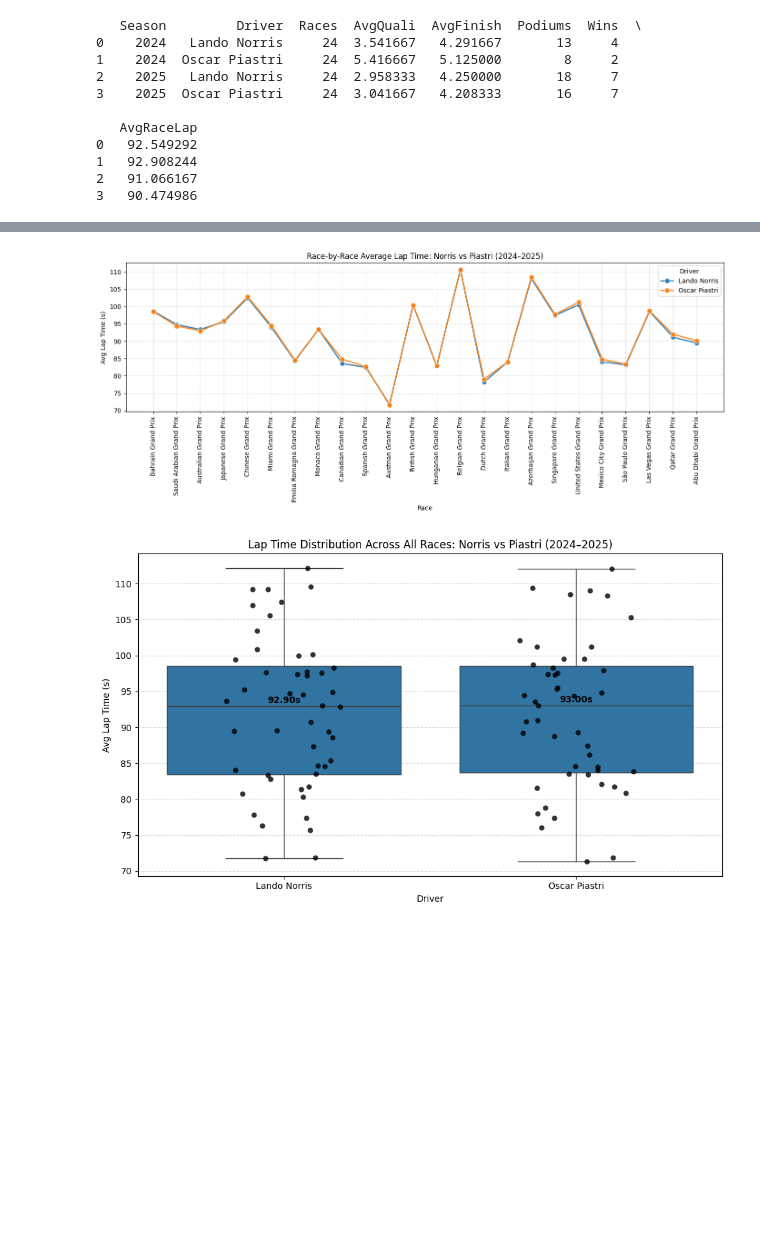
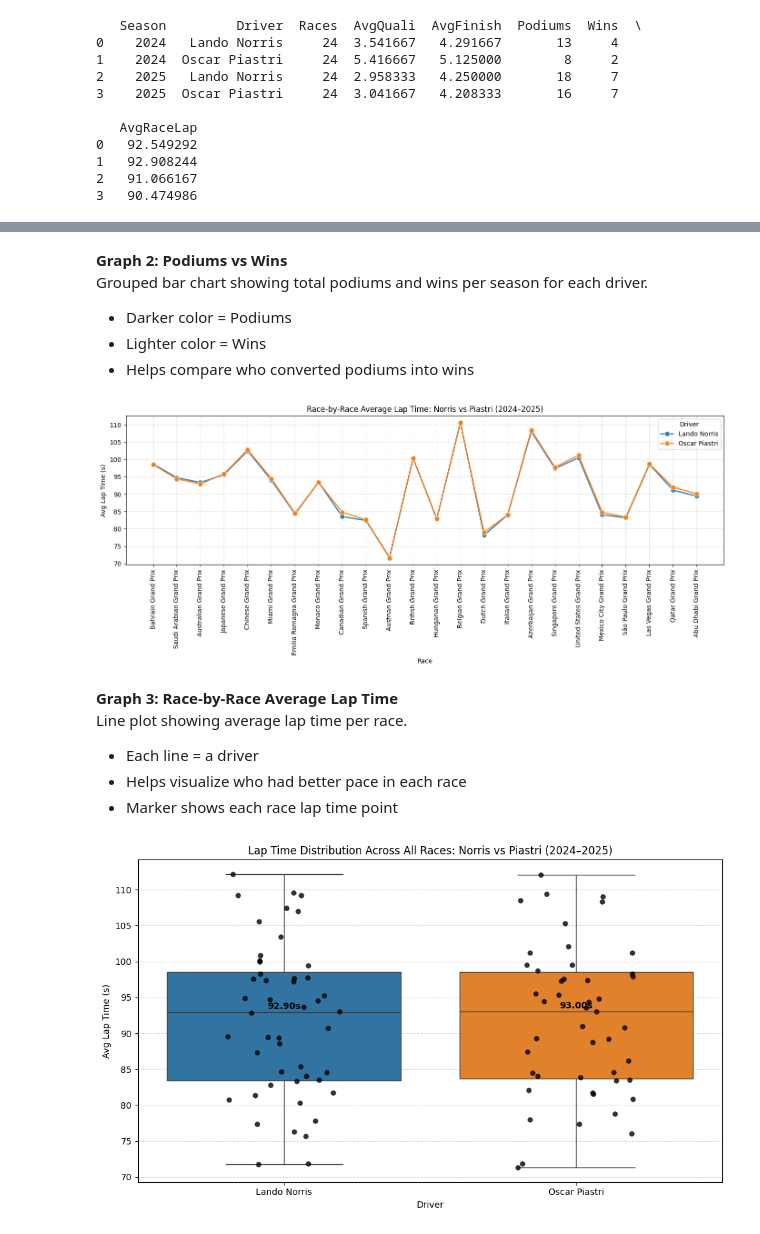
Before and after one commit to rronak/F1-analysis, a Jupyter notebook: notebooks/04_Lando_vs_Oscar_24_25.ipynb, the cells around one changed output, grey strips where cells are left out. Cells and saved outputs as stored; diff of their text form; code cells hidden in the pictures; blank space fills up the shorter version.

Commit message:
Added markdown details

```diff
--- a/notebooks/04_Lando_vs_Oscar_24_25.ipynb
+++ b/notebooks/04_Lando_vs_Oscar_24_25.ipynb
@@ -3,16 +3,15 @@ import matplotlib.pyplot as plt
 import seaborn as sns
 import pandas as pd
 import numpy as np
+from IPython.display import display, Markdown
 
 # Load and preprocess data
 df = pd.read_csv("lando_oscar_race_data_2024_2025.csv")
-
-# Convert relevant columns to numeric
 df["QualiPos"] = pd.to_numeric(df["QualiPos"], errors="coerce")
 df["FinishPos"] = pd.to_numeric(df["FinishPos"], errors="coerce")
-df["AvgLapTime_s"] = pd.to_numeric(df["AvgLapTime_s"], errors="coerce")
+df["AvgLapTime_s"] = pd.to_numeric(df["AvgLapTime_s"], errors="coerce")  # handle missing lap times
 
-# Summarize key stats per season and driver
+# Summarize per season
 summary = df.groupby(["Season", "Driver"]).agg(
     Races=("Race", "count"),
     AvgQuali=("QualiPos", "mean"),
@@ -25,10 +24,10 @@ summary = df.groupby(["Season", "Driver"]).agg(
 summary.to_csv("lando_oscar_summary_2024_2025.csv", index=False)
 print(summary)
 
-# Count overlapping Quali-Finish combinations
+# --------------------------
+# 1. Qualifying vs Race Finish
 counts = df.groupby(["QualiPos", "FinishPos", "Driver", "Season"]).size().reset_index(name="count")
 
-# Scatter plot: Qualifying vs Race Finish
 plt.figure(figsize=(10,6))
 sns.scatterplot(
     data=counts,
@@ -51,7 +50,16 @@ plt.tight_layout()
 plt.savefig("graphs/quali_vs_finish.png")
 plt.show()
 
-# Prepare data for Podiums vs Wins bar chart
+display(Markdown("""
+**Graph 1: Qualifying vs Race Finish**
+This scatter plot shows the relationship between qualifying position (x-axis) and race finish (y-axis) for Lando Norris and Oscar Piastri in 2024–2025.
+- Lower x = better qualifying
+- Lower y = better race finish
+- Point size indicates how many times that combination occurred
+"""))
+
+# --------------------------
+# 2. Podiums vs Wins Comparison
 combined = summary.melt(
     id_vars=["Season", "Driver"],
     value_vars=["Podiums", "Wins"],
@@ -59,8 +67,6 @@ combined = summary.melt(
     value_name="Count"
 )
 combined["Driver_Type"] = combined["Driver"] + "_" + combined["Type"]
-
-# Define colors
 palette = {
     "Lando Norris_Podiums": "#1f77b4",
     "Lando Norris_Wins": "#aec7e8",
@@ -68,7 +74,6 @@ palette = {
     "Oscar Piastri_Wins": "#ffbb78"
 }
 
-# Grouped bar chart: Podiums and Wins
 plt.figure(figsize=(10,6))
 sns.barplot(
     data=combined,
@@ -87,7 +92,16 @@ plt.tight_layout()
 plt.savefig("graphs/podiums_wins_clear.png")
 plt.show()
 
-# Line plot: Race-by-Race Average Lap Time
+display(Markdown("""
+**Graph 2: Podiums vs Wins**
+Grouped bar chart showing total podiums and wins per season for each driver.
+- Darker color = Podiums
+- Lighter color = Wins
+- Helps compare who converted podiums into wins
+"""))
+
+# --------------------------
+# 3. Race-by-Race Average Lap Time
 plt.figure(figsize=(14,6))
 sns.lineplot(
     data=df,
@@ -110,14 +124,26 @@ plt.tight_layout()
 plt.savefig("graphs/lap_time_lineplot.png")
 plt.show()
 
-# Boxplot + stripplot: Lap Time Distribution
+display(Markdown("""
+**Graph 3: Race-by-Race Average Lap Time**
+Line plot showing average lap time per race.
+- Each line = a driver
+- Helps visualize who had better pace in each race
+- Marker shows each race lap time point
+"""))
+
+# --------------------------
+# 4. Lap Time Distribution
 plt.figure(figsize=(10,6))
 sns.boxplot(
     data=df,
     x="Driver",
     y="AvgLapTime_s",
-    color=None,
-    showfliers=False
+    hue="Driver",
+    palette={"Lando Norris":"#1f77b4", "Oscar Piastri":"#ff7f0e"},
+    showfliers=False,
+    dodge=False,
+    legend=False
 )
 sns.stripplot(
     data=df,
@@ -128,8 +154,6 @@ sns.stripplot(
     jitter=0.2,
     alpha=0.8
 )
-
-# Annotate median values
 medians = df.groupby("Driver")["AvgLapTime_s"].median()
 for i, driver in enumerate(medians.index):
     median_val = medians[driver]
@@ -141,13 +165,21 @@ for i, driver in enumerate(medians.index):
         color='black',
         weight='bold'
     )
-
 plt.ylabel("Avg Lap Time (s)")
 plt.title("Lap Time Distribution Across All Races: Norris vs Piastri (2024–2025)")
 plt.grid(axis='y', linestyle='--', alpha=0.5)
 plt.tight_layout()
 plt.savefig("graphs/lap_time_distribution_clear.png")
 plt.show()
+
+display(Markdown("""
+**Graph 4: Lap Time Distribution**
+Boxplot showing distribution of lap times for all races.
+- Box = interquartile range
+- Line inside box = median
+- Points = individual race lap times
+- Helps visualize consistency and outliers for each driver
+"""))
 # %% [output]
    Season         Driver  Races  AvgQuali  AvgFinish  Podiums  Wins  \
 0    2024   Lando Norris     24  3.541667   4.291667       13     4
@@ -164,3 +202,15 @@ plt.show()
 [figure]
+
+**Graph 2: Podiums vs Wins**
+Grouped bar chart showing total podiums and wins per season for each driver.
+- Darker color = Podiums
+- Lighter color = Wins
+- Helps compare who converted podiums into wins
 [figure]
+
+**Graph 3: Race-by-Race Average Lap Time**
+Line plot showing average lap time per race.
+- Each line = a driver
+- Helps visualize who had better pace in each race
+- Marker shows each race lap time point
-[figure, old version]
+[figure, new version]
```
Also changed, not shown: parts of 1 cell of this notebook.
